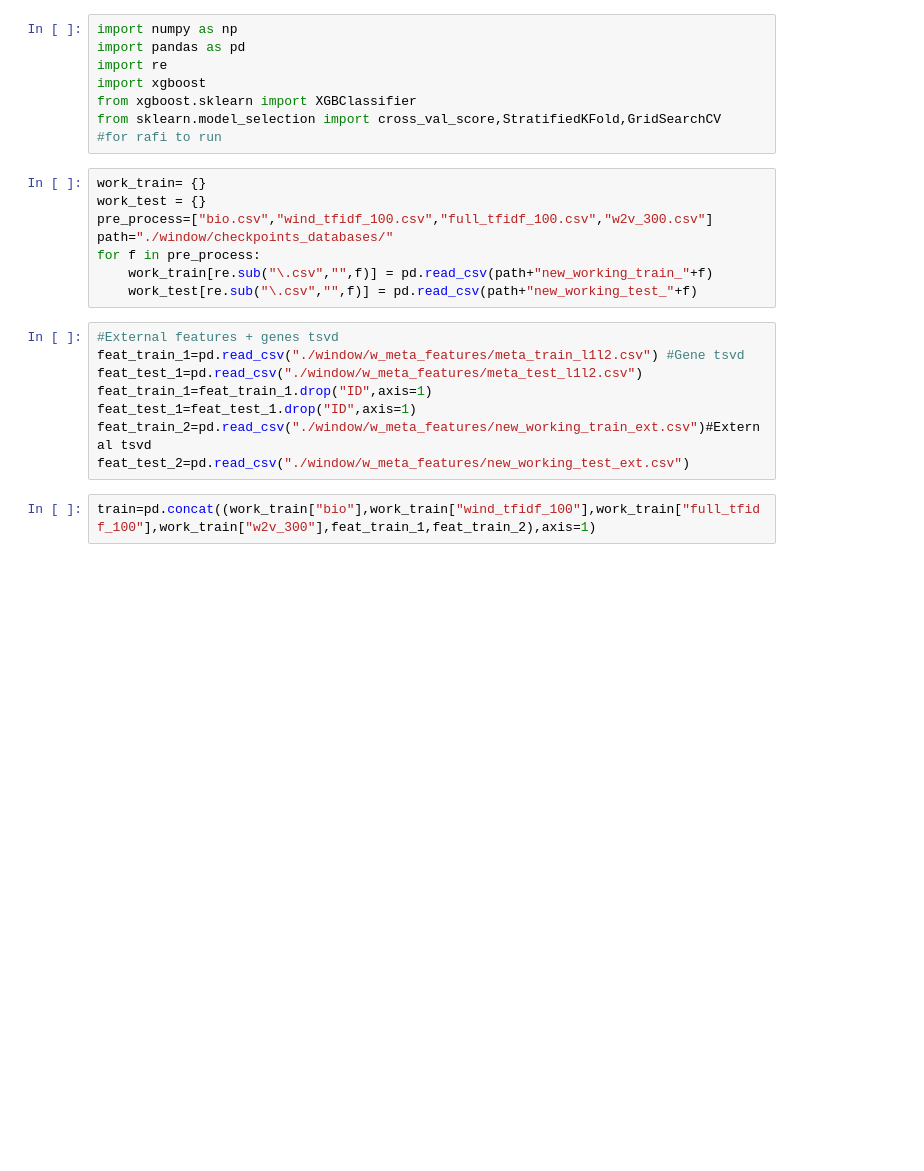
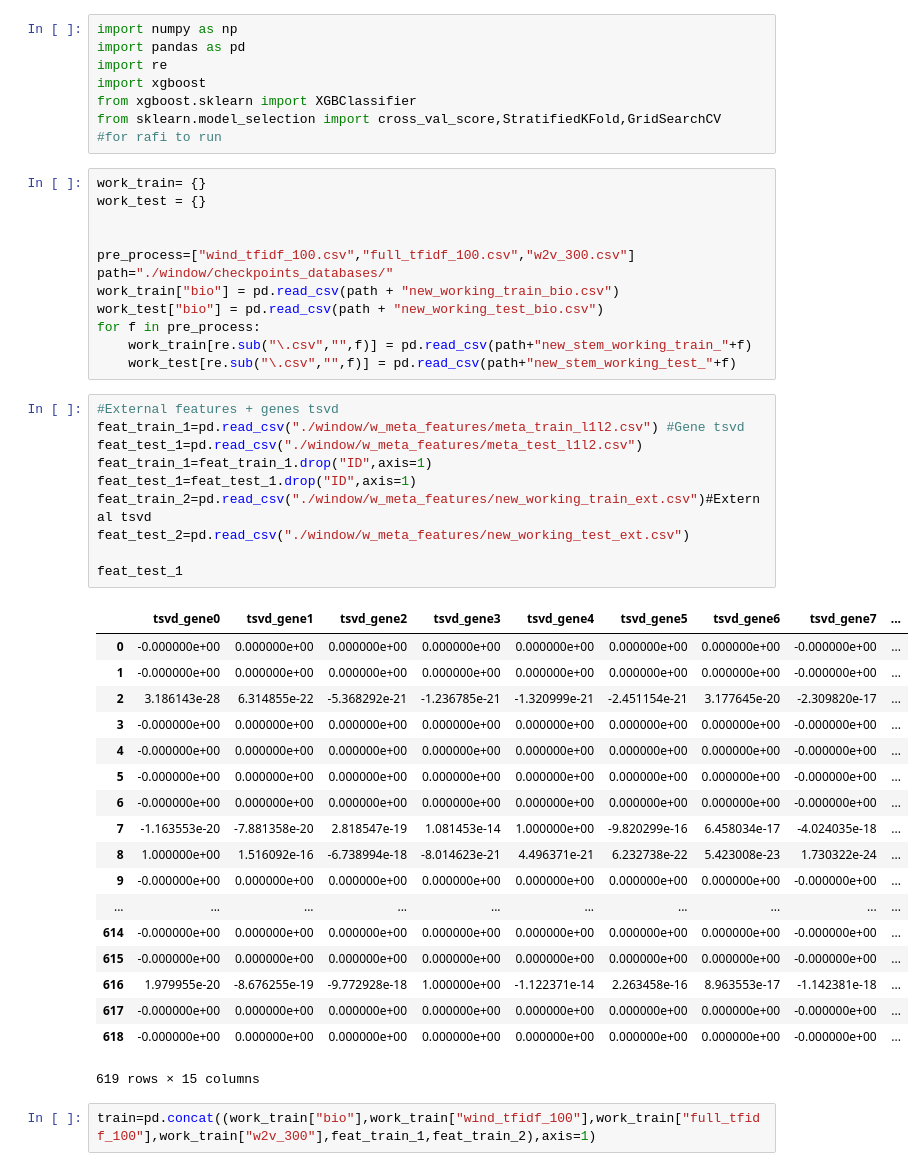
Before and after one commit to Sorelz/Kaggle_MSK, a Jupyter notebook: Backup_sub.ipynb, the cells around one changed output. Saved outputs shown, nothing was run; the diff lists cells and outputs as text; blank space fills up the shorter version.

```diff
--- a/Backup_sub.ipynb
+++ b/Backup_sub.ipynb
@@ -9,19 +9,44 @@ from sklearn.model_selection import cross_val_score,StratifiedKFold,GridSearchCV
 # %%
 work_train= {}
 work_test = {}
-pre_process=["bio.csv","wind_tfidf_100.csv","full_tfidf_100.csv","w2v_300.csv"]
+
+
+pre_process=["wind_tfidf_100.csv","full_tfidf_100.csv","w2v_300.csv"]
 path="./window/checkpoints_databases/"
+work_train["bio"] = pd.read_csv(path + "new_working_train_bio.csv")
+work_test["bio"] = pd.read_csv(path + "new_working_test_bio.csv")
 for f in pre_process:
-    work_train[re.sub("\.csv","",f)] = pd.read_csv(path+"new_working_train_"+f)
-    work_test[re.sub("\.csv","",f)] = pd.read_csv(path+"new_working_test_"+f)
+    work_train[re.sub("\.csv","",f)] = pd.read_csv(path+"new_stem_working_train_"+f)
+    work_test[re.sub("\.csv","",f)] = pd.read_csv(path+"new_stem_working_test_"+f)
 # %%
 #External features + genes tsvd
 feat_train_1=pd.read_csv("./window/w_meta_features/meta_train_l1l2.csv") #Gene tsvd
 feat_test_1=pd.read_csv("./window/w_meta_features/meta_test_l1l2.csv")
 feat_train_1=feat_train_1.drop("ID",axis=1)
 feat_test_1=feat_test_1.drop("ID",axis=1)
 feat_train_2=pd.read_csv("./window/w_meta_features/new_working_train_ext.csv")#External tsvd
 feat_test_2=pd.read_csv("./window/w_meta_features/new_working_test_ext.csv")
+
+feat_test_1
+# %% [output]
+|  | tsvd_gene0 | tsvd_gene1 | tsvd_gene2 | tsvd_gene3 | tsvd_gene4 | tsvd_gene5 | tsvd_gene6 | tsvd_gene7 | ... |
+| 0 | -0.000000e+00 | 0.000000e+00 | 0.000000e+00 | 0.000000e+00 | 0.000000e+00 | 0.000000e+00 | 0.000000e+00 | -0.000000e+00 | ... |
+| 1 | -0.000000e+00 | 0.000000e+00 | 0.000000e+00 | 0.000000e+00 | 0.000000e+00 | 0.000000e+00 | 0.000000e+00 | -0.000000e+00 | ... |
+| 2 | 3.186143e-28 | 6.314855e-22 | -5.368292e-21 | -1.236785e-21 | -1.320999e-21 | -2.451154e-21 | 3.177645e-20 | -2.309820e-17 | ... |
+| 3 | -0.000000e+00 | 0.000000e+00 | 0.000000e+00 | 0.000000e+00 | 0.000000e+00 | 0.000000e+00 | 0.000000e+00 | -0.000000e+00 | ... |
+| 4 | -0.000000e+00 | 0.000000e+00 | 0.000000e+00 | 0.000000e+00 | 0.000000e+00 | 0.000000e+00 | 0.000000e+00 | -0.000000e+00 | ... |
+| 5 | -0.000000e+00 | 0.000000e+00 | 0.000000e+00 | 0.000000e+00 | 0.000000e+00 | 0.000000e+00 | 0.000000e+00 | -0.000000e+00 | ... |
+| 6 | -0.000000e+00 | 0.000000e+00 | 0.000000e+00 | 0.000000e+00 | 0.000000e+00 | 0.000000e+00 | 0.000000e+00 | -0.000000e+00 | ... |
+| 7 | -1.163553e-20 | -7.881358e-20 | 2.818547e-19 | 1.081453e-14 | 1.000000e+00 | -9.820299e-16 | 6.458034e-17 | -4.024035e-18 | ... |
+| 8 | 1.000000e+00 | 1.516092e-16 | -6.738994e-18 | -8.014623e-21 | 4.496371e-21 | 6.232738e-22 | 5.423008e-23 | 1.730322e-24 | ... |
+| 9 | -0.000000e+00 | 0.000000e+00 | 0.000000e+00 | 0.000000e+00 | 0.000000e+00 | 0.000000e+00 | 0.000000e+00 | -0.000000e+00 | ... |
+| ... | ... | ... | ... | ... | ... | ... | ... | ... | ... |
+| 614 | -0.000000e+00 | 0.000000e+00 | 0.000000e+00 | 0.000000e+00 | 0.000000e+00 | 0.000000e+00 | 0.000000e+00 | -0.000000e+00 | ... |
+| 615 | -0.000000e+00 | 0.000000e+00 | 0.000000e+00 | 0.000000e+00 | 0.000000e+00 | 0.000000e+00 | 0.000000e+00 | -0.000000e+00 | ... |
+| 616 | 1.979955e-20 | -8.676255e-19 | -9.772928e-18 | 1.000000e+00 | -1.122371e-14 | 2.263458e-16 | 8.963553e-17 | -1.142381e-18 | ... |
+| 617 | -0.000000e+00 | 0.000000e+00 | 0.000000e+00 | 0.000000e+00 | 0.000000e+00 | 0.000000e+00 | 0.000000e+00 | -0.000000e+00 | ... |
+| 618 | -0.000000e+00 | 0.000000e+00 | 0.000000e+00 | 0.000000e+00 | 0.000000e+00 | 0.000000e+00 | 0.000000e+00 | -0.000000e+00 | ... |
+619 rows × 15 columns
 # %%
 train=pd.concat((work_train["bio"],work_train["wind_tfidf_100"],work_train["full_tfidf_100"],work_train["w2v_300"],feat_train_1,feat_train_2),axis=1)
 # %%
```
Also changed, not shown: parts of 5 cells of this notebook, 2 other files.
